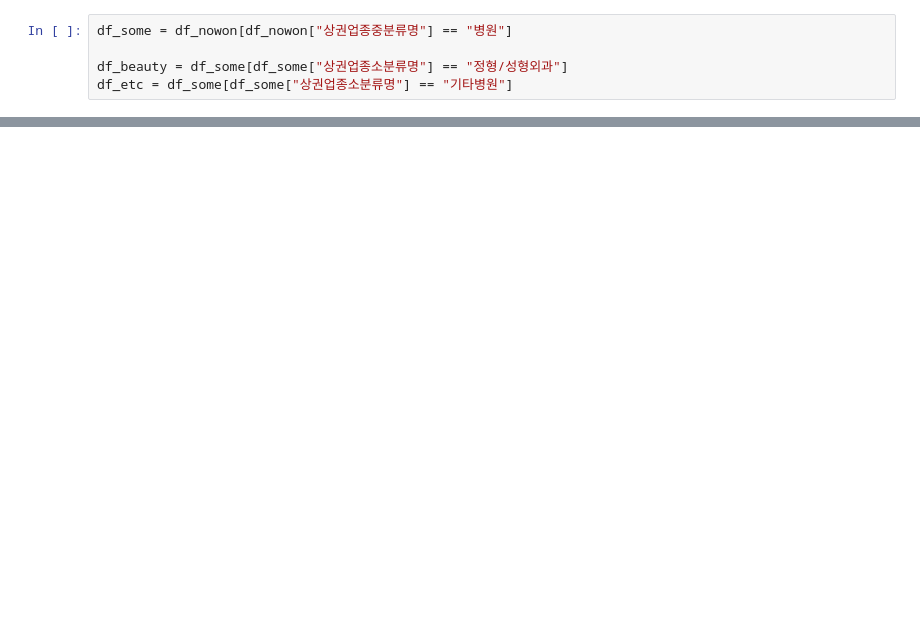
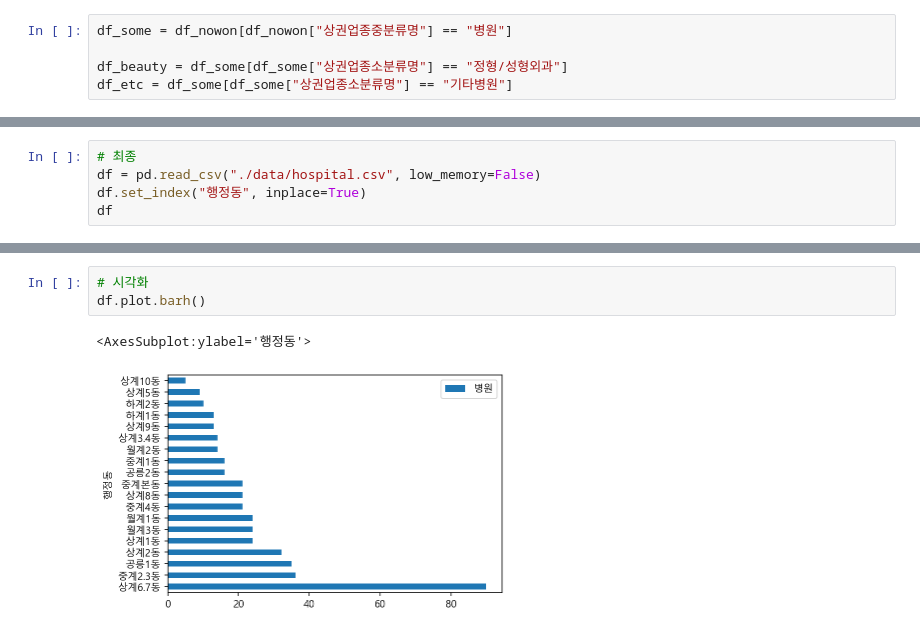
Before and after one commit to seoyoungSohn/CapstoneDesign1, a Jupyter notebook: old_infra/병원 데이터 전처리.ipynb, the cells around one changed output, grey strips where cells are left out. Drawn from its saved outputs; the diff is of its cells as text; blank space fills up the shorter version.

```diff
--- a/old_infra/병원 데이터 전처리.ipynb
+++ b/old_infra/병원 데이터 전처리.ipynb
@@ -96,2 +96,7 @@ etc["행정동명"].value_counts()
 중계1동      1
 Name: 행정동명, dtype: int64
+# %%
+# 최종
+df = pd.read_csv("./data/hospital.csv", low_memory=False)
+df.set_index("행정동", inplace=True)
+df
@@ -97,0 +122,6 @@ Name: 행정동명, dtype: int64
+# %%
+# 시각화
+df.plot.barh()
+# %% [output]
+<AxesSubplot:ylabel='행정동'>
+[figure, added]
```
Also changed, not shown: parts of 4 cells of this notebook.
